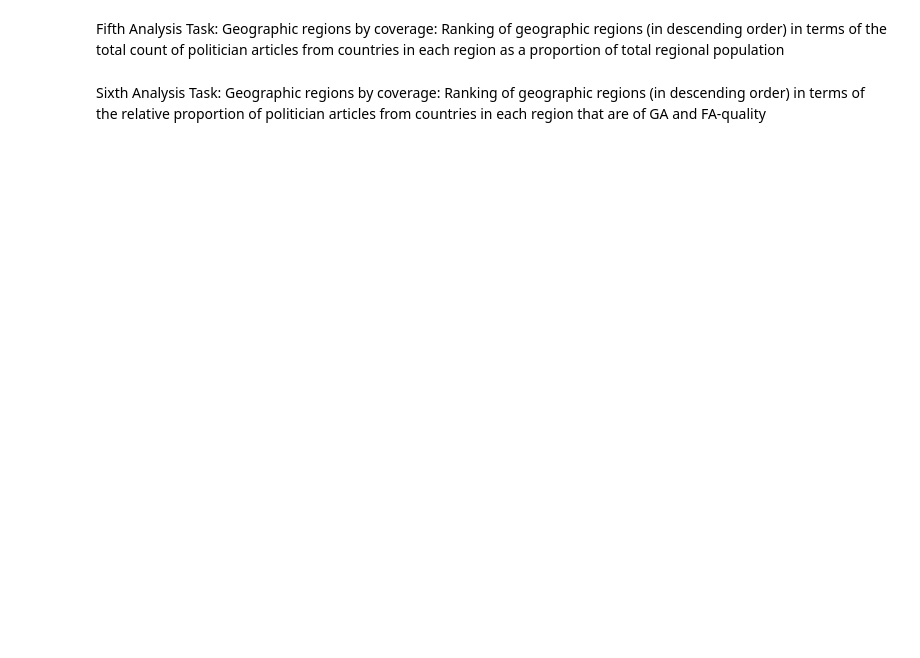
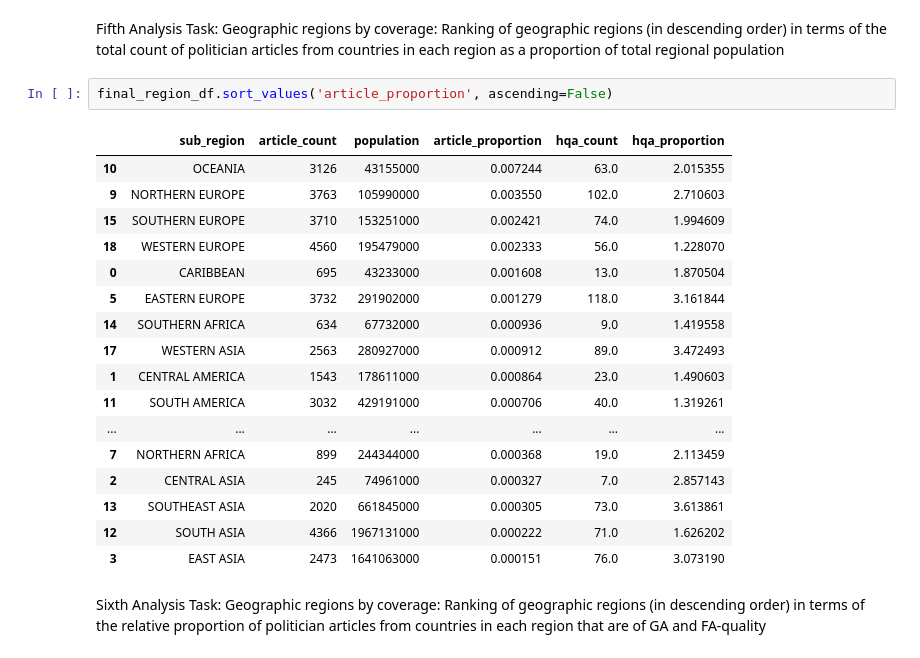
Before and after one commit to tommycqy/data-512-a2, a Jupyter notebook: hcds-a2-bias.ipynb, the cells around one changed output. Drawn from its saved outputs; the diff is of its cells as text; blank space fills up the shorter version.

```diff
--- a/hcds-a2-bias.ipynb
+++ b/hcds-a2-bias.ipynb
@@ -311,5 +464,25 @@ China         2.852284e-06
 dtype: float64
 # %% [markdown]
 Fifth Analysis Task: Geographic regions by coverage: Ranking of geographic regions (in descending order) in terms of the total count of politician articles from countries in each region as a proportion of total regional population
+# %%
+final_region_df.sort_values('article_proportion', ascending=False)
+# %% [output]
+|  | sub_region | article_count | population | article_proportion | hqa_count | hqa_proportion |
+| 10 | OCEANIA | 3126 | 43155000 | 0.007244 | 63.0 | 2.015355 |
+| 9 | NORTHERN EUROPE | 3763 | 105990000 | 0.003550 | 102.0 | 2.710603 |
+| 15 | SOUTHERN EUROPE | 3710 | 153251000 | 0.002421 | 74.0 | 1.994609 |
+| 18 | WESTERN EUROPE | 4560 | 195479000 | 0.002333 | 56.0 | 1.228070 |
+| 0 | CARIBBEAN | 695 | 43233000 | 0.001608 | 13.0 | 1.870504 |
+| 5 | EASTERN EUROPE | 3732 | 291902000 | 0.001279 | 118.0 | 3.161844 |
+| 14 | SOUTHERN AFRICA | 634 | 67732000 | 0.000936 | 9.0 | 1.419558 |
+| 17 | WESTERN ASIA | 2563 | 280927000 | 0.000912 | 89.0 | 3.472493 |
+| 1 | CENTRAL AMERICA | 1543 | 178611000 | 0.000864 | 23.0 | 1.490603 |
+| 11 | SOUTH AMERICA | 3032 | 429191000 | 0.000706 | 40.0 | 1.319261 |
+| ... | ... | ... | ... | ... | ... | ... |
+| 7 | NORTHERN AFRICA | 899 | 244344000 | 0.000368 | 19.0 | 2.113459 |
+| 2 | CENTRAL ASIA | 245 | 74961000 | 0.000327 | 7.0 | 2.857143 |
+| 13 | SOUTHEAST ASIA | 2020 | 661845000 | 0.000305 | 73.0 | 3.613861 |
+| 12 | SOUTH ASIA | 4366 | 1967131000 | 0.000222 | 71.0 | 1.626202 |
+| 3 | EAST ASIA | 2473 | 1641063000 | 0.000151 | 76.0 | 3.073190 |
 # %% [markdown]
 Sixth Analysis Task: Geographic regions by coverage: Ranking of geographic regions (in descending order) in terms of the relative proportion of politician articles from countries in each region that are of GA and FA-quality
```
Also changed, not shown: parts of 29 cells of this notebook, 1 other file.
